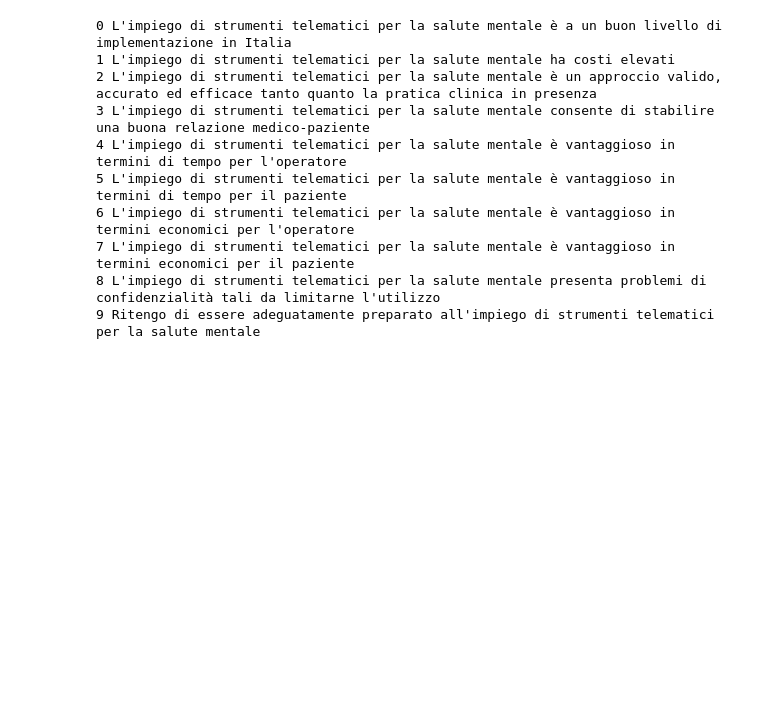
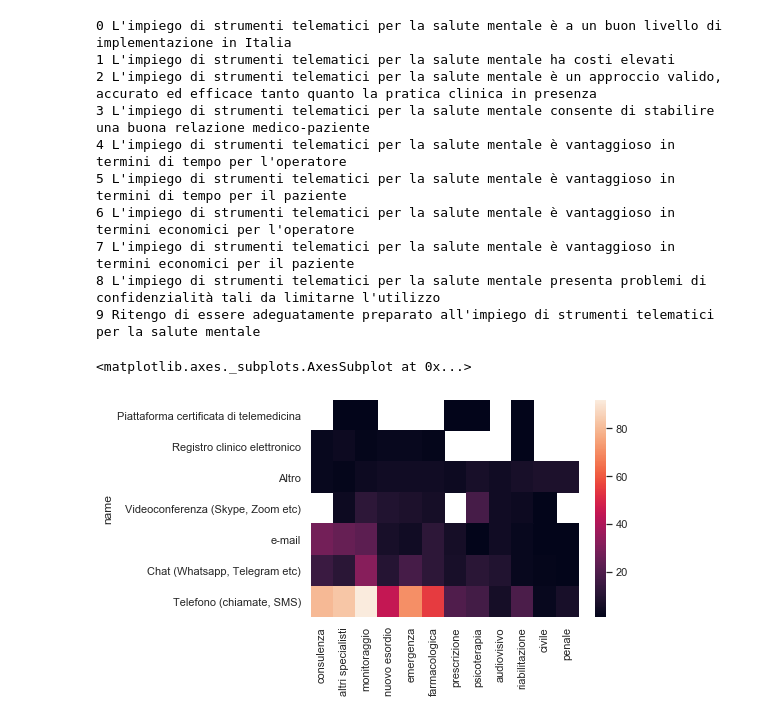
Before and after one commit to raffaelemazziotti/telemental_health, a Jupyter notebook: survey_ita_analysis.ipynb, the cells around one changed output. Drawn from its saved outputs; the diff is of its cells as text; code cells hidden in the pictures; blank space fills up the shorter version.

```diff
--- a/survey_ita_analysis.ipynb
+++ b/survey_ita_analysis.ipynb
@@ -749,3 +815,26 @@ for i,c in enumerate(surv.columns[34:44]):
 7 L'impiego di strumenti telematici per la salute mentale è vantaggioso in termini economici per il paziente
 8 L'impiego di strumenti telematici per la salute mentale presenta problemi di confidenzialità tali da limitarne l'utilizzo
 9 Ritengo di essere adeguatamente preparato all'impiego di strumenti telematici per la salute mentale
+# %%
+surv[surv.columns[48:-1]].dropna().apply(lambda x: x.value_counts())
+
+cols = ["consulenza","altri specialisti","monitoraggio","nuovo esordio","emergenza","farmacologica","prescrizione","psicoterapia", "audiovisivo","riabilitazione","civile","penale"]
+rows = ["Piattaforma certificata di telemedicina", "Registro clinico elettronico", "Altro", "Videoconferenza (Skype, Zoom etc)", "e-mail", "Chat (Whatsapp, Telegram etc)", "Telefono (chiamate, SMS)"]
+
+tool = pd.DataFrame(rows,columns=["name"])
+
+
+for i,c in enumerate(surv.columns[48:-1]):
+    services = surv[c].dropna()
+    r = re.compile(r'(?:[^,(]|\([^)]*\))+')
+    services = [s.strip() for serv in services for s in r.findall(serv)]
+    services = pd.DataFrame(Counter(services).most_common(),columns=("name",cols[i])).sort_values(by=cols[i]).reset_index(drop=True)
+
+    tool = pd.merge(tool,services,on="name",how="outer")
+
+tool = tool.set_index("name")
+
+sns.heatmap(tool)
+# %% [output]
+<matplotlib.axes._subplots.AxesSubplot at 0x...>
+[figure, added]
```
Also changed, not shown: parts of 20 cells of this notebook.
